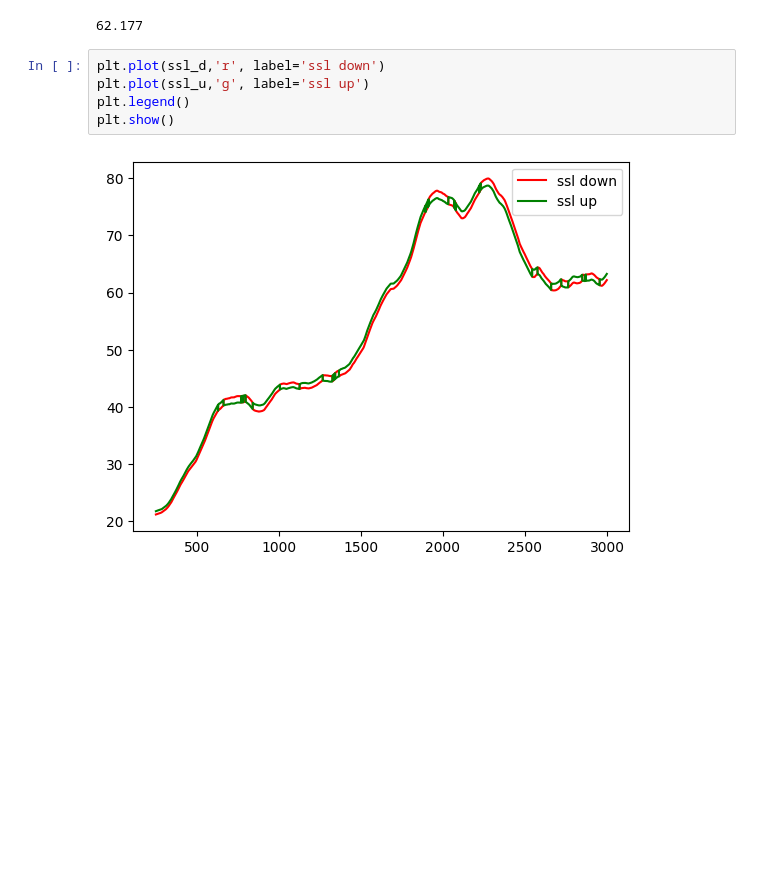
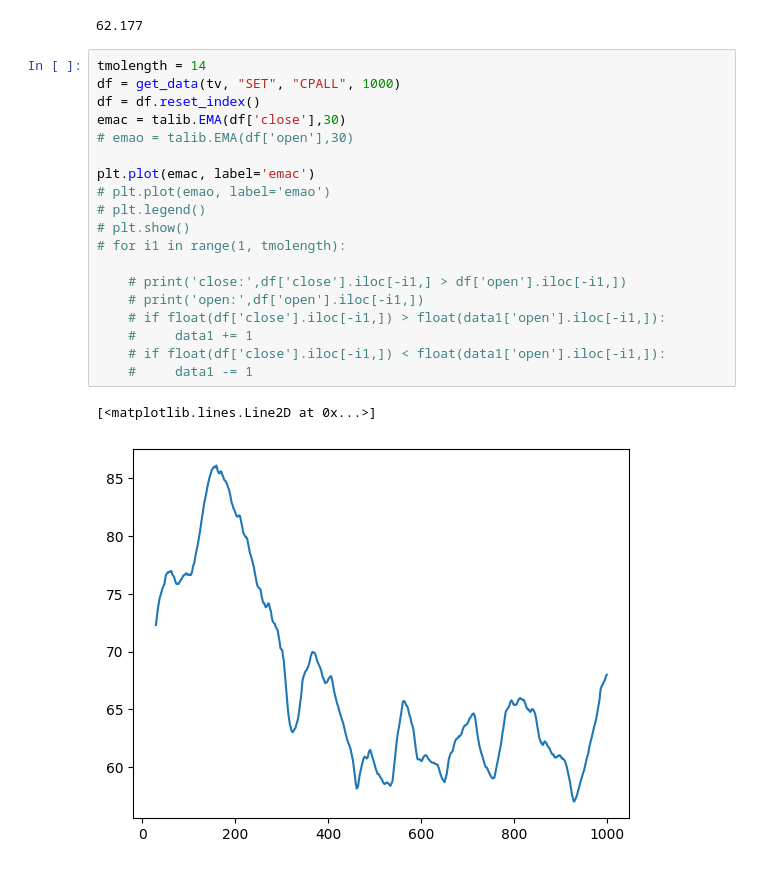
Before and after one commit to Lelalomos/analysis_bot, a Jupyter notebook: test.ipynb, the cells around one changed output. Saved outputs shown, nothing was run; the diff lists cells and outputs as text; blank space fills up the shorter version.

```diff
--- a/test.ipynb
+++ b/test.ipynb
@@ -632,10 +631,25 @@ ssl_u.to_list()[-1]
 ssl_d.to_list()[-1]
 # %% [output]
 62.177
-# %%
-plt.plot(ssl_d,'r', label='ssl down')
-plt.plot(ssl_u,'g', label='ssl up')
-plt.legend()
-plt.show()
-# %% [output]
-[figure, removed]
+# %%
+tmolength = 14
+df = get_data(tv, "SET", "CPALL", 1000)
+df = df.reset_index()
+emac = talib.EMA(df['close'],30)
+# emao = talib.EMA(df['open'],30)
+
+plt.plot(emac, label='emac')
+# plt.plot(emao, label='emao')
+# plt.legend()
+# plt.show()
+# for i1 in range(1, tmolength):
+
+    # print('close:',df['close'].iloc[-i1,] > df['open'].iloc[-i1,])
+    # print('open:',df['open'].iloc[-i1,])
+    # if float(df['close'].iloc[-i1,]) > float(data1['open'].iloc[-i1,]):
+    #     data1 += 1
+    # if float(df['close'].iloc[-i1,]) < float(data1['open'].iloc[-i1,]):
+    #     data1 -= 1
+# %% [output]
+[<matplotlib.lines.Line2D at 0x...>]
+[figure, added]
```
Also changed, not shown: parts of 13 cells of this notebook, 2 other files.
